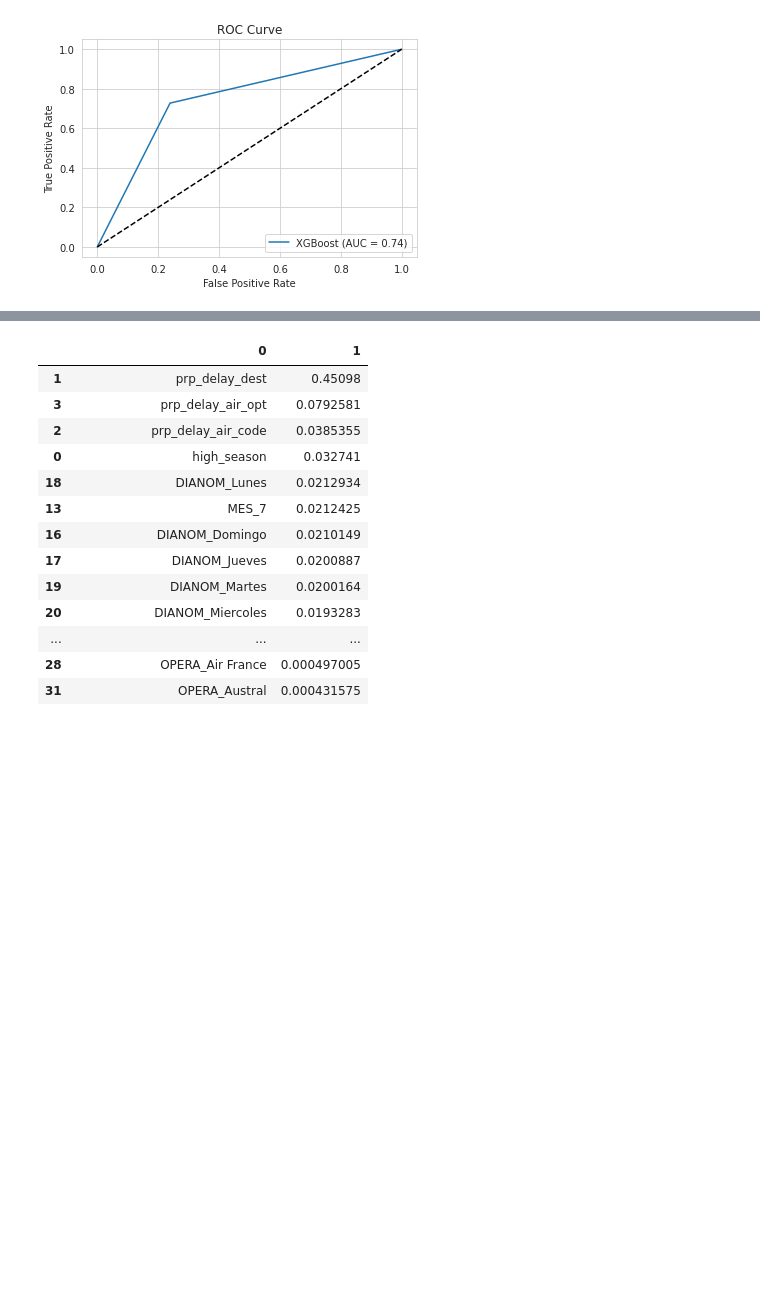
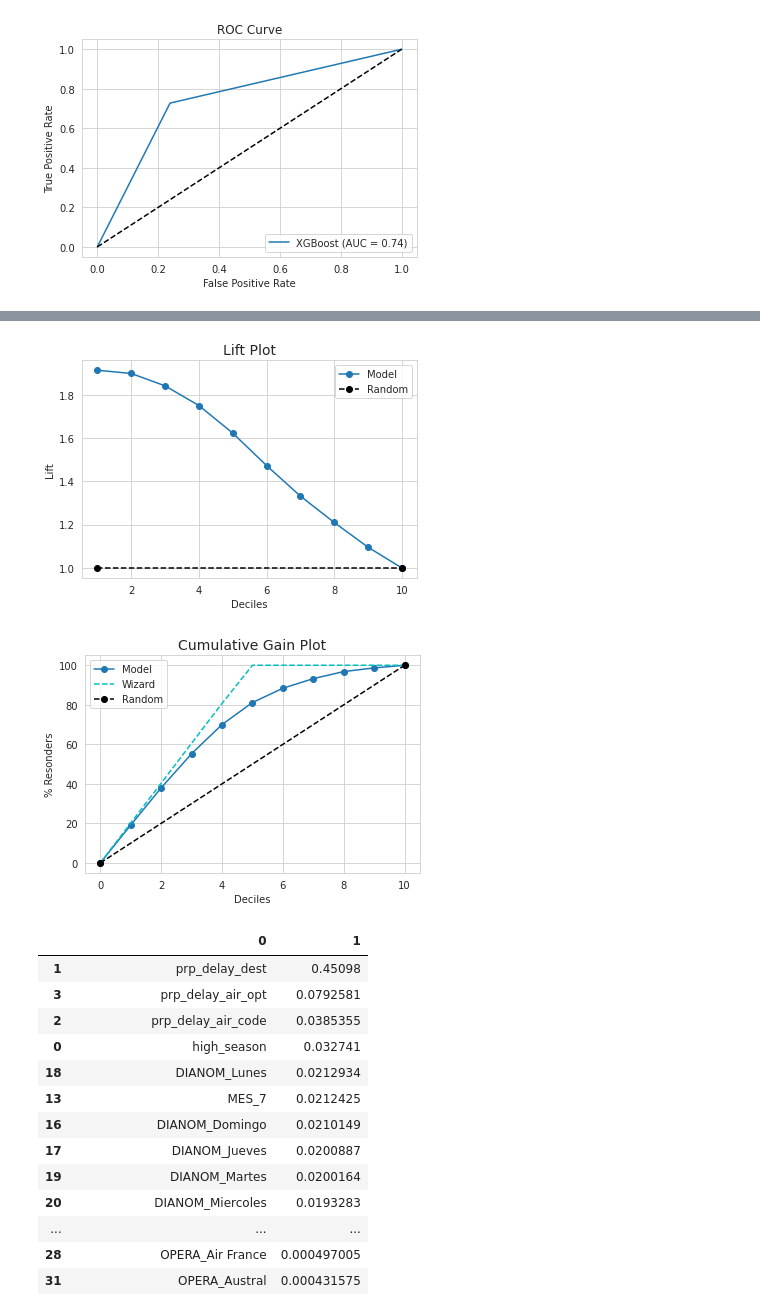
Before and after one commit to almendradelmoral/Challenge-Data-Scientist-Almendra-del-Moral, a Jupyter notebook: solution.ipynb, the cells around one changed output, grey strips where cells are left out. Cells and saved outputs as stored; diff of their text form; code cells hidden in the pictures; blank space fills up the shorter version.

Commit message:
lift curve on question 5

```diff
--- a/solution.ipynb
+++ b/solution.ipynb
@@ -688,3 +655,14 @@ plot_lift_curve(y_test, rf_preds)
+# %%
+import kds
+
+y_prob = rf_grid.predict_proba(X_test)
+kds.metrics.plot_lift(y_test, y_prob[:,1])
+plt.show()
+kds.metrics.plot_cumulative_gain(y_test, y_prob[:,1])
+plt.show()
+# %% [output]
+[figure, added]
+[figure, added]
 # %%
 pd.set_option('max_row', None)
 # Feature importances
```
Also changed, not shown: parts of 4 cells of this notebook.
